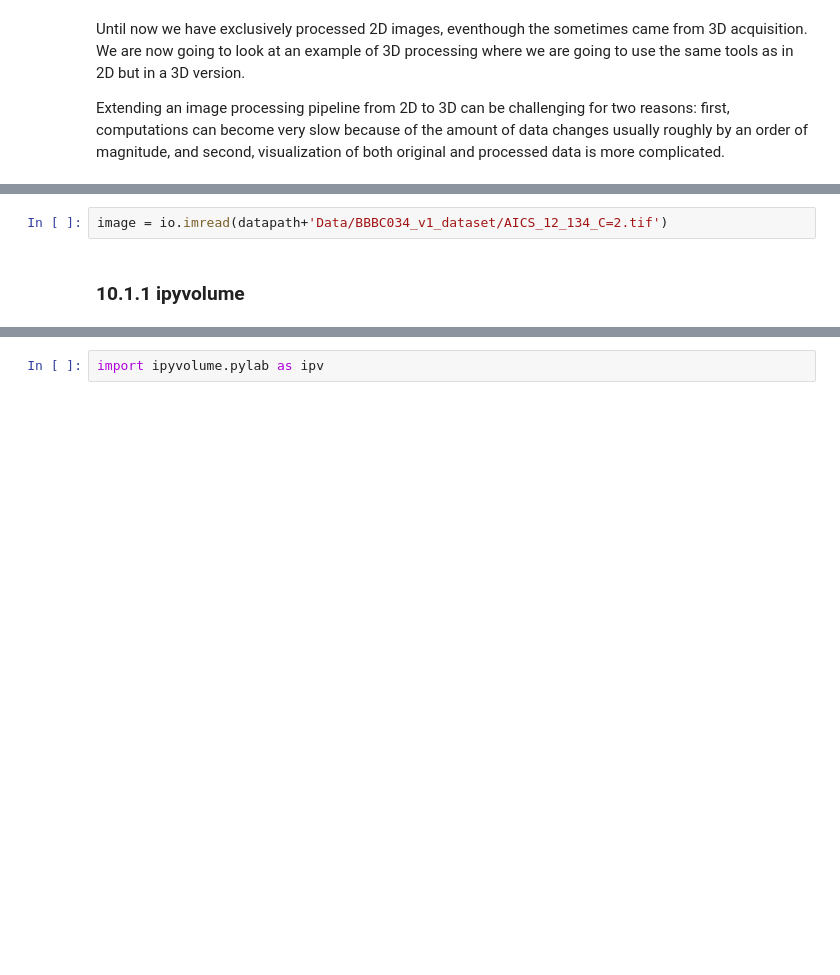
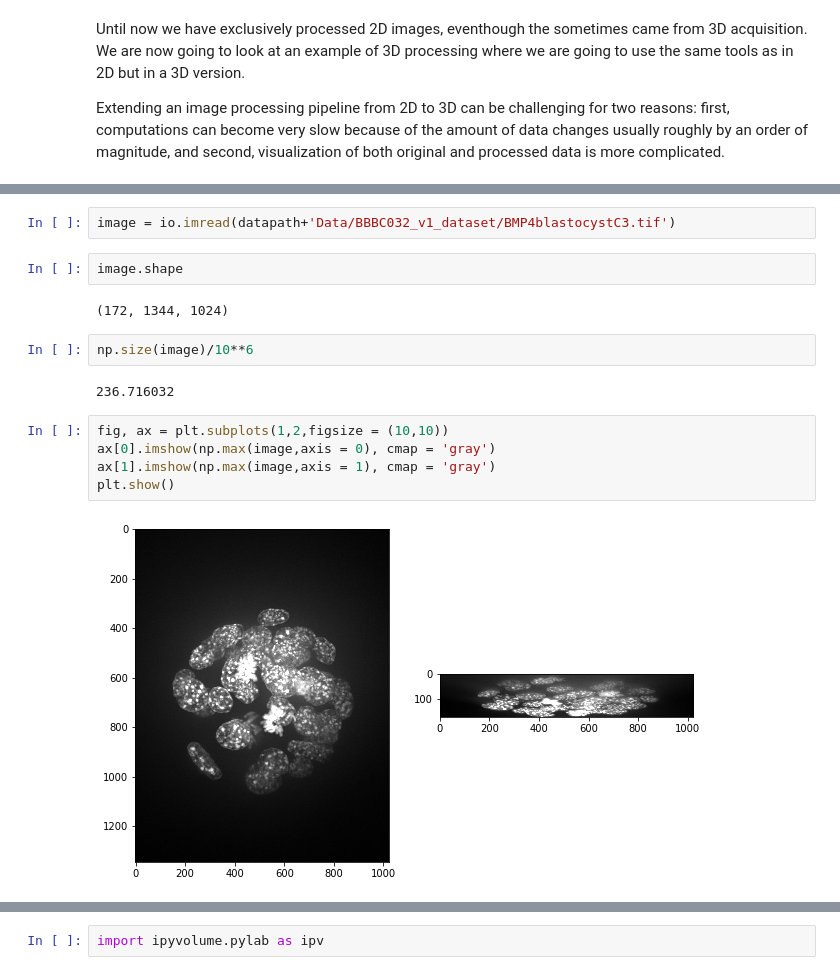
Before and after one commit to guiwitz/Python_image_processing, a Jupyter notebook: 10-3D_case.ipynb, the cells around one changed output, grey strips where cells are left out. Drawn from its saved outputs; the diff is of its cells as text; blank space fills up the shorter version.

```diff
--- a/10-3D_case.ipynb
+++ b/10-3D_case.ipynb
@@ -19,4 +73,17 @@ Developing tools to visualize 3D data is a non-trivial taks becasuse of the amou
 # %%
-image = io.imread(datapath+'Data/BBBC034_v1_dataset/AICS_12_134_C=2.tif')
+image = io.imread(datapath+'Data/BBBC032_v1_dataset/BMP4blastocystC3.tif')
-# %% [markdown]
-### 10.1.1 ipyvolume
+# %%
+image.shape
+# %% [output]
+(172, 1344, 1024)
+# %%
+np.size(image)/10**6
+# %% [output]
+236.716032
+# %%
+fig, ax = plt.subplots(1,2,figsize = (10,10))
+ax[0].imshow(np.max(image,axis = 0), cmap = 'gray')
+ax[1].imshow(np.max(image,axis = 1), cmap = 'gray')
+plt.show()
+# %% [output]
+[figure, added]
```
Also changed, not shown: parts of 61 cells of this notebook, 14 other files.
